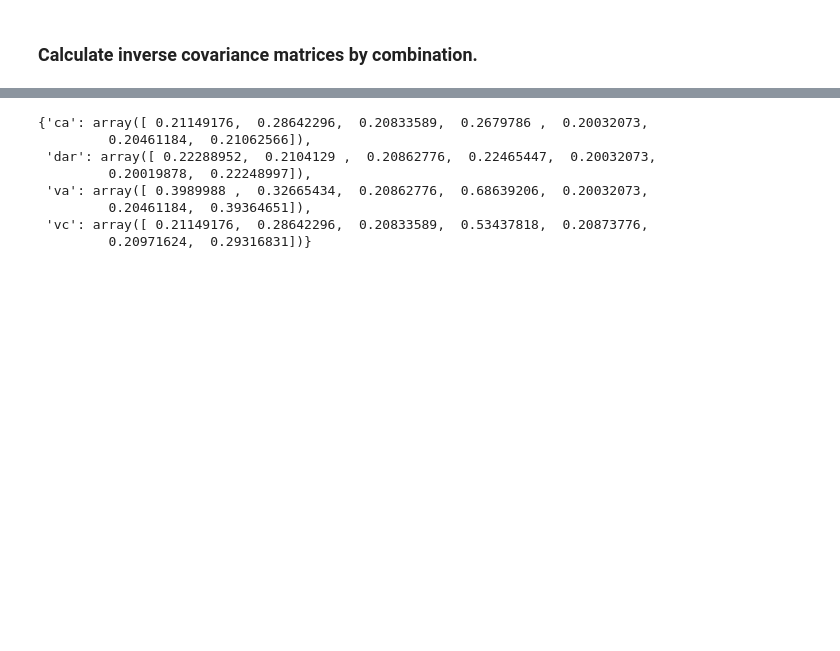
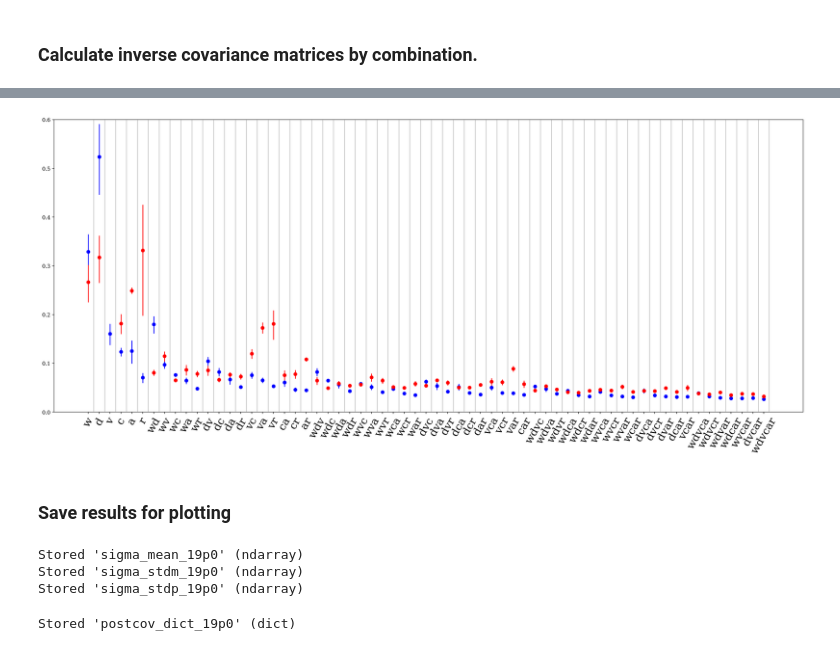
Before and after one commit to KuanWang-Astro/Fisher-paper-version, a Jupyter notebook: post_cov_19p0.ipynb, the cells around one changed output, grey strips where cells are left out. Saved outputs shown, nothing was run; the diff lists cells and outputs as text; code cells hidden in the pictures; blank space fills up the shorter version.

Commit message:
added run results and notebooks for calculating constraints

```diff
--- a/post_cov_19p0.ipynb
+++ b/post_cov_19p0.ipynb
@@ -45,7 +63,11 @@ from concurrent.futures import ProcessPoolExecutor as Pool
+# %%
+def sigma_for_seed(seed):
+    locfit_cut = apply_to_dict(locfit_comb,apply_to_dict(pert_clean,func_cut[seed],nzidx_cut),alphas_cut,xs=pertparam_dict[seed],x0s=p0)
+    fisher_cut = apply_to_dict(calc_fisher,locfit_cut,invcov_cut)
+    return apply_to_dict(np.linalg.inv,fisher_cut)
 # %%
-nproc = 55
-alphas_cut = {}
-keylist = list(func_cut_eg.keys())
-with Pool(nproc) as pool:
-    for i, output_data in enumerate(pool.map(get_alphas, keylist)):
-        alphas_cut[keylist[i]] = output_data
+postcov_dict = {}
+
+with Pool(55) as pool:
+    for i, output_data in enumerate(pool.map(sigma_for_seed, seed_19p0)):
+        postcov_dict[seed_19p0[i]] = output_data
@@ -88,11 +74,49 @@ KeyboardInterrupt
-# %%
-alphas_cut
-# %% [output]
-{'ca': array([ 0.21149176,  0.28642296,  0.20833589,  0.2679786 ,  0.20032073,
-         0.20461184,  0.21062566]),
- 'dar': array([ 0.22288952,  0.2104129 ,  0.20862776,  0.22465447,  0.20032073,
-         0.20019878,  0.22248997]),
- 'va': array([ 0.3989988 ,  0.32665434,  0.20862776,  0.68639206,  0.20032073,
-         0.20461184,  0.39364651]),
- 'vc': array([ 0.21149176,  0.28642296,  0.20833589,  0.53437818,  0.20873776,
-         0.20971624,  0.29316831])}
+# %%
+sigma2_mean = []
+sigma2_std = []
+for k in keylist:
+    sigma2_mean.append(mean_of_dict(postcov_dict,k).diagonal())
+    sigma2_std.append(stddev_of_dict(postcov_dict,k).diagonal())
+sigma2_mean = np.array(sigma2_mean)
+sigma2_std = np.array(sigma2_std)
+sigma_mean = np.sqrt(sigma2_mean)
+sigma_stdm = sigma_mean-np.sqrt((sigma2_mean-sigma2_std)*(sigma2_mean-sigma2_std>0))
+sigma_stdp = np.sqrt(sigma2_mean+sigma2_std)-sigma_mean
+
+for i,k1 in enumerate(keylist):
+    for j,k2 in enumerate(keylist):
+        if set(k1).issubset(k2):
+            assert all(sigma_mean[i]>=sigma_mean[j])
+# %%
+plt.figure(figsize=(25,10))
+plt.errorbar(range(len(keylist)),sigma_mean[:,5],yerr=[sigma_stdm[:,5],sigma_stdp[:,5]],ls='none',fmt='o',color='b')
+for i in range(len(keylist)):
+    plt.axvline(i+0.5,c='k',alpha=0.1)
+plt.xticks(range(len(keylist)),keylist,rotation=60,fontsize=20);
+#plt.figure(figsize=(25,10))
+plt.errorbar(range(len(keylist)),sigma_mean[:,6],yerr=[sigma_stdm[:,6],sigma_stdp[:,6]],ls='none',fmt='o',color='r')
+for i in range(len(keylist)):
+    plt.axvline(i+0.5,c='k',alpha=0.1)
+plt.ylim(0,0.6)
+plt.xticks(range(len(keylist)),keylist,rotation=60,fontsize=20);
+# %% [output]
+[figure, added]
+# %% [markdown]
+### Save results for plotting
+# %%
+sigma_mean_19p0 = np.copy(sigma_mean)
+sigma_stdm_19p0 = np.copy(sigma_stdm)
+sigma_stdp_19p0 = np.copy(sigma_stdp)
+
+%store sigma_mean_19p0
+%store sigma_stdm_19p0
+%store sigma_stdp_19p0
+# %% [output]
+Stored 'sigma_mean_19p0' (ndarray)
+Stored 'sigma_stdm_19p0' (ndarray)
+Stored 'sigma_stdp_19p0' (ndarray)
+# %%
+postcov_dict_19p0 = copy.deepcopy(postcov_dict)
+%store postcov_dict_19p0
+# %% [output]
+Stored 'postcov_dict_19p0' (dict)
```
Also changed, not shown: parts of 13 cells of this notebook, 34 other files.
